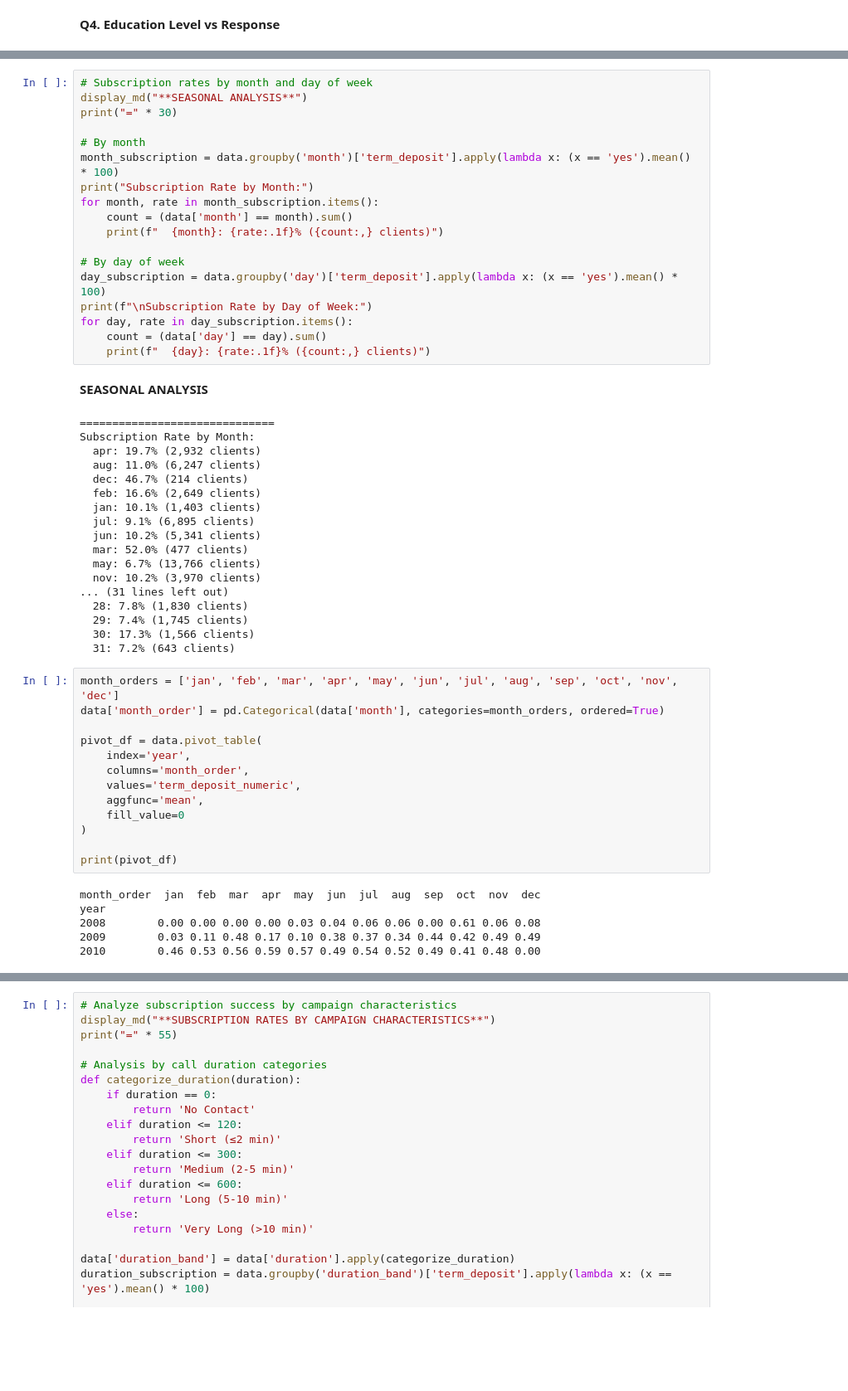
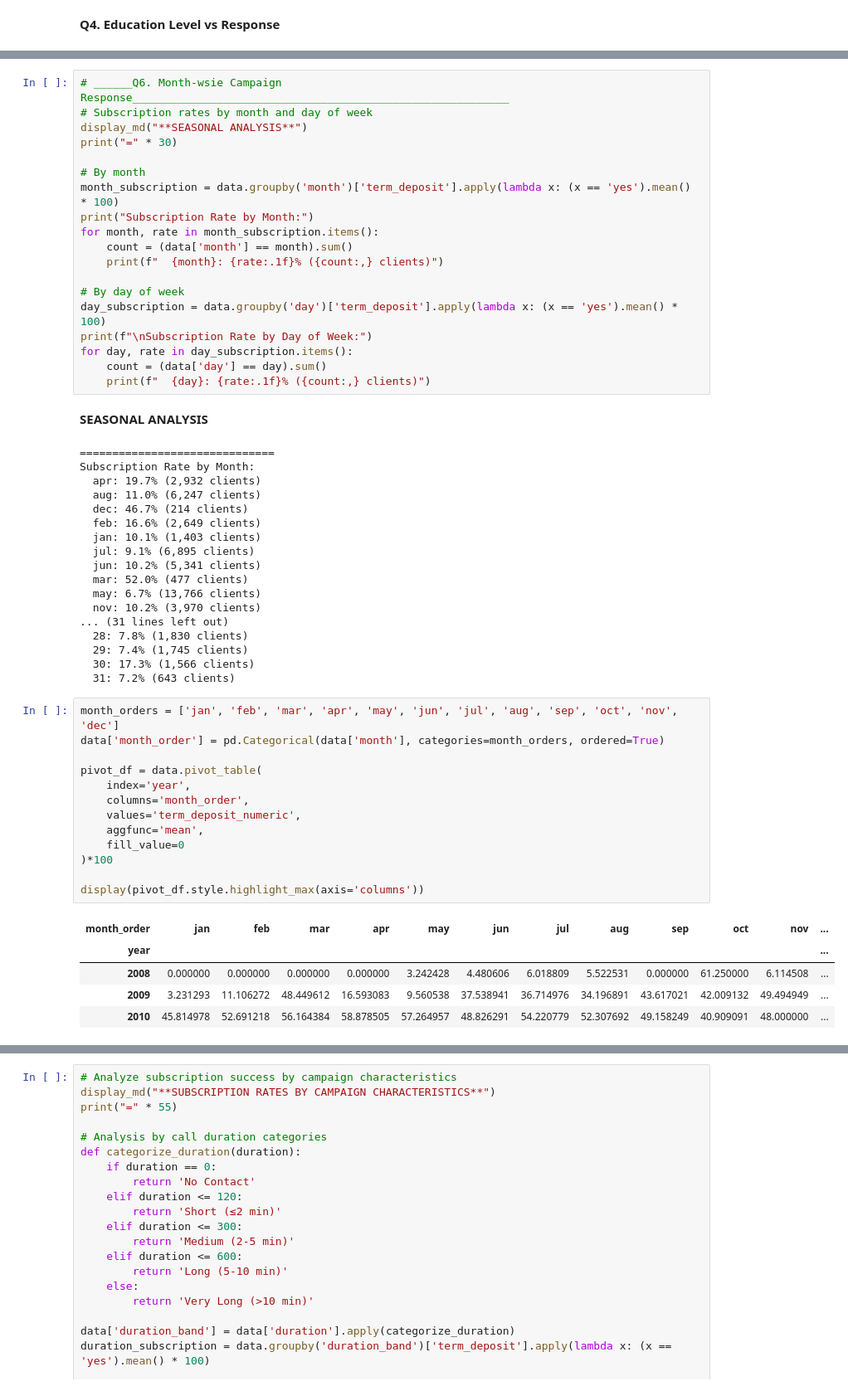
Before and after one commit to annugit1655/Bank-TeleMarketing, a Jupyter notebook: notebooks/02-bivariate-correlation-analysis.ipynb, the cells around one changed output, grey strips where cells are left out. Shown at 83% size. Saved outputs shown, nothing was run; the diff lists cells and outputs as text; blank space fills up the shorter version.

```diff
--- a/notebooks/02-bivariate-correlation-analysis.ipynb
+++ b/notebooks/02-bivariate-correlation-analysis.ipynb
@@ -488,4 +530,5 @@ Prioritize customers with tertiary education, as they tend to have higher subscr
 # %%
+# ______Q6. Month-wsie Campaign Response__________________________________________________________
 # Subscription rates by month and day of week
 display_md("**SEASONAL ANALYSIS**")
 print("=" * 30)
@@ -525,22 +568,22 @@ Subscription Rate by Month:
 # %%
 month_orders = ['jan', 'feb', 'mar', 'apr', 'may', 'jun', 'jul', 'aug', 'sep', 'oct', 'nov', 'dec']
 data['month_order'] = pd.Categorical(data['month'], categories=month_orders, ordered=True)
 
 pivot_df = data.pivot_table(
     index='year',
     columns='month_order',
     values='term_deposit_numeric',
     aggfunc='mean',
     fill_value=0
-)
+)*100
 
-print(pivot_df)
+display(pivot_df.style.highlight_max(axis='columns'))
 # %% [output]
-month_order  jan  feb  mar  apr  may  jun  jul  aug  sep  oct  nov  dec
-year
-2008        0.00 0.00 0.00 0.00 0.03 0.04 0.06 0.06 0.00 0.61 0.06 0.08
-2009        0.03 0.11 0.48 0.17 0.10 0.38 0.37 0.34 0.44 0.42 0.49 0.49
-2010        0.46 0.53 0.56 0.59 0.57 0.49 0.54 0.52 0.49 0.41 0.48 0.00
+| month_order | jan | feb | mar | apr | may | jun | jul | aug | sep | oct | nov | ... |
+| year |  |  |  |  |  |  |  |  |  |  |  | ... |
+| 2008 | 0.000000 | 0.000000 | 0.000000 | 0.000000 | 3.242428 | 4.480606 | 6.018809 | 5.522531 | 0.000000 | 61.250000 | 6.114508 | ... |
+| 2009 | 3.231293 | 11.106272 | 48.449612 | 16.593083 | 9.560538 | 37.538941 | 36.714976 | 34.196891 | 43.617021 | 42.009132 | 49.494949 | ... |
+| 2010 | 45.814978 | 52.691218 | 56.164384 | 58.878505 | 57.264957 | 48.826291 | 54.220779 | 52.307692 | 49.158249 | 40.909091 | 48.000000 | ... |
 # %%
 pivot_df.T.plot(marker='s');
 # %% [output]
```
Also changed, not shown: parts of 8 cells of this notebook.
